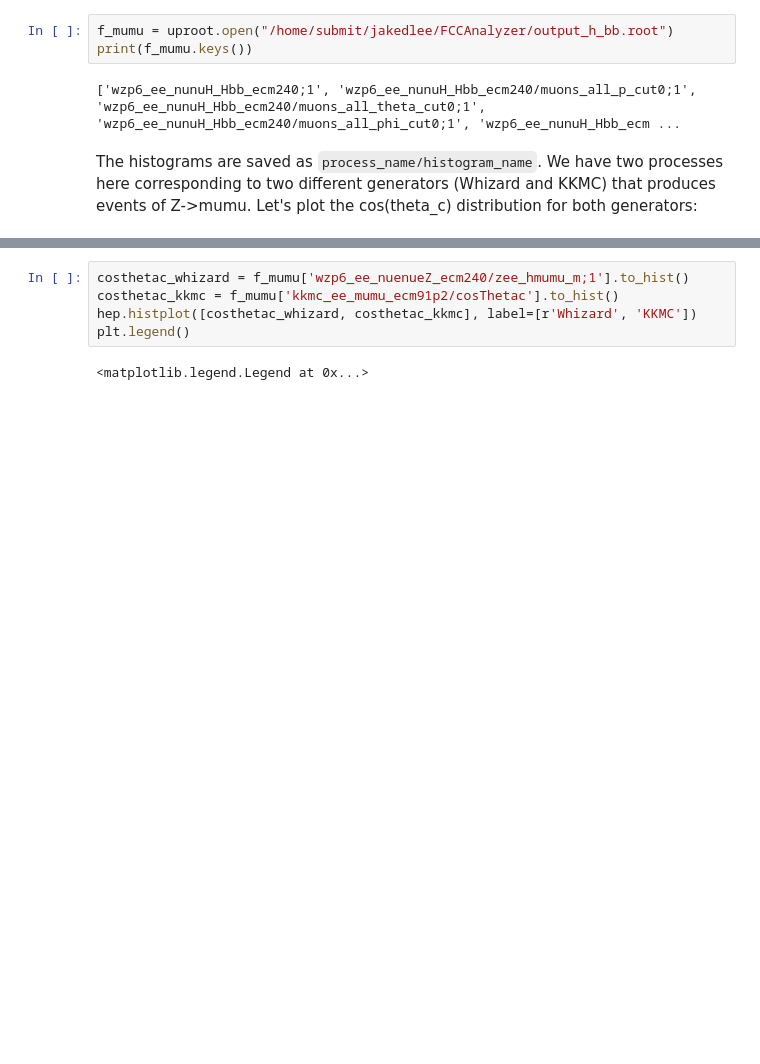
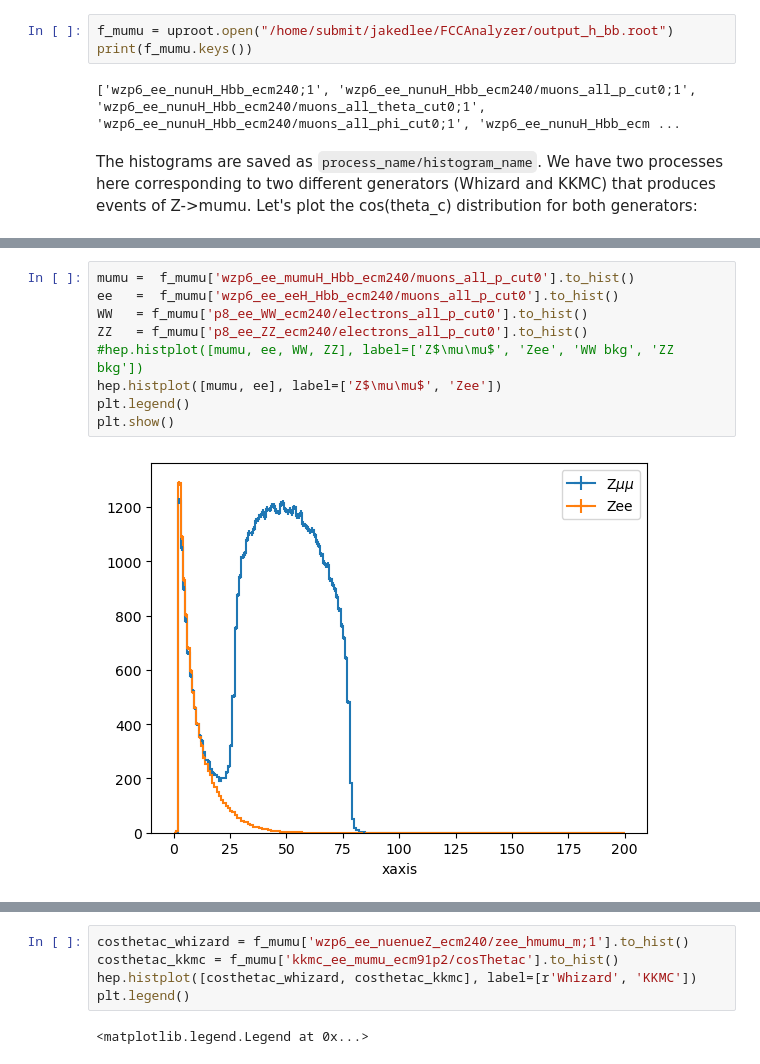
Before and after one commit to ilsanford/FCCAnalyzer, a Jupyter notebook: analyses/h_bb/h_bb.ipynb, the cells around one changed output, grey strips where cells are left out. Drawn from its saved outputs; the diff is of its cells as text; blank space fills up the shorter version.

```diff
--- a/analyses/h_bb/h_bb.ipynb
+++ b/analyses/h_bb/h_bb.ipynb
@@ -26,0 +48,11 @@ plt.legend()
+# %%
+mumu =  f_mumu['wzp6_ee_mumuH_Hbb_ecm240/muons_all_p_cut0'].to_hist()
+ee   =  f_mumu['wzp6_ee_eeH_Hbb_ecm240/muons_all_p_cut0'].to_hist()
+WW   = f_mumu['p8_ee_WW_ecm240/electrons_all_p_cut0'].to_hist()
+ZZ   = f_mumu['p8_ee_ZZ_ecm240/electrons_all_p_cut0'].to_hist()
+#hep.histplot([mumu, ee, WW, ZZ], label=['Z$\mu\mu$', 'Zee', 'WW bkg', 'ZZ bkg'])
+hep.histplot([mumu, ee], label=['Z$\mu\mu$', 'Zee'])
+plt.legend()
+plt.show()
+# %% [output]
+[figure, added]
```
Also changed, not shown: parts of 4 cells of this notebook, 1 other file.
